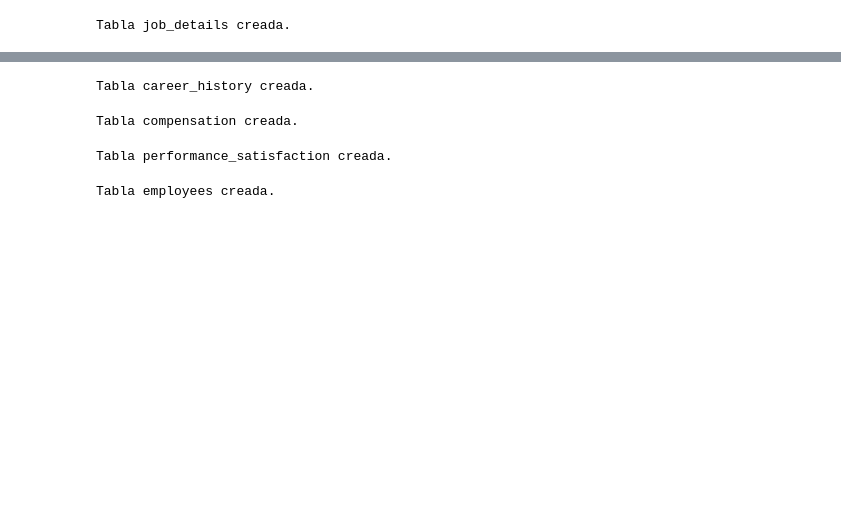
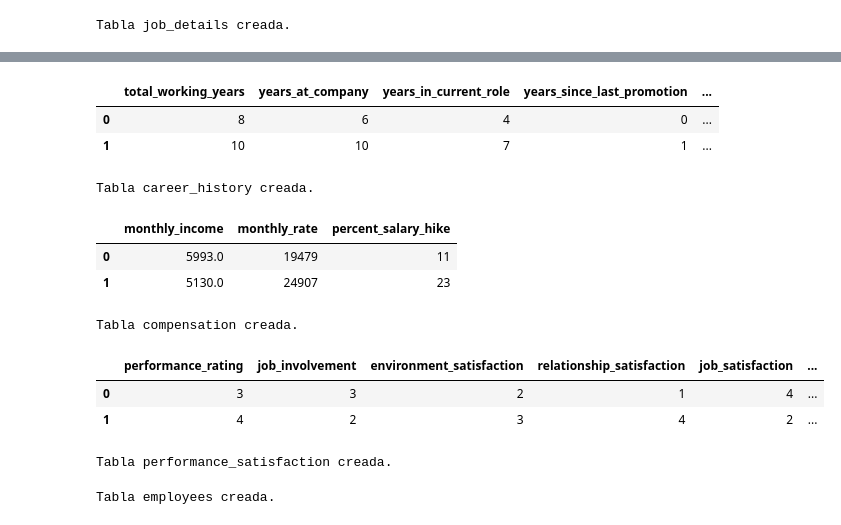
Before and after one commit to eva5ferrer/project-da-promo-63-modulo-3-team-1, a Jupyter notebook: fase-4-bbdd.ipynb, the cells around one changed output, grey strips where cells are left out. Saved outputs shown, nothing was run; the diff lists cells and outputs as text; code cells hidden in the pictures; blank space fills up the shorter version.

```diff
--- a/fase-4-bbdd.ipynb
+++ b/fase-4-bbdd.ipynb
@@ -78,0 +103,7 @@ Tabla job_details creada.
+# %%
+df_career_history = df_hr[["total_working_years","years_at_company","years_in_current_role","years_since_last_promotion","years_with_curr_manager","num_companies_worked","training_times_last_year","attrition"]]
+df_career_history.head(2)
+# %% [output]
+|  | total_working_years | years_at_company | years_in_current_role | years_since_last_promotion | ... |
+| 0 | 8 | 6 | 4 | 0 | ... |
+| 1 | 10 | 10 | 7 | 1 | ... |
@@ -96,3 +129,10 @@ cnx.commit()
 print("Tabla career_history creada.")
 # %% [output]
 Tabla career_history creada.
+# %%
+df_compensation = df_hr[["monthly_income","monthly_rate","percent_salary_hike"]]
+df_compensation.head(2)
+# %% [output]
+|  | monthly_income | monthly_rate | percent_salary_hike |
+| 0 | 5993.0 | 19479 | 11 |
+| 1 | 5130.0 | 24907 | 23 |
@@ -111,3 +153,10 @@ cnx.commit()
 print("Tabla compensation creada.")
 # %% [output]
 Tabla compensation creada.
+# %%
+df_performance_satisfaction = df_hr[["performance_rating","job_involvement","environment_satisfaction","relationship_satisfaction","job_satisfaction","work_life_balance"]]
+df_performance_satisfaction.head(2)
+# %% [output]
+|  | performance_rating | job_involvement | environment_satisfaction | relationship_satisfaction | job_satisfaction | ... |
+| 0 | 3 | 3 | 2 | 1 | 4 | ... |
+| 1 | 4 | 2 | 3 | 4 | 2 | ... |
```
Also changed, not shown: parts of 21 cells of this notebook, 5 other files.
